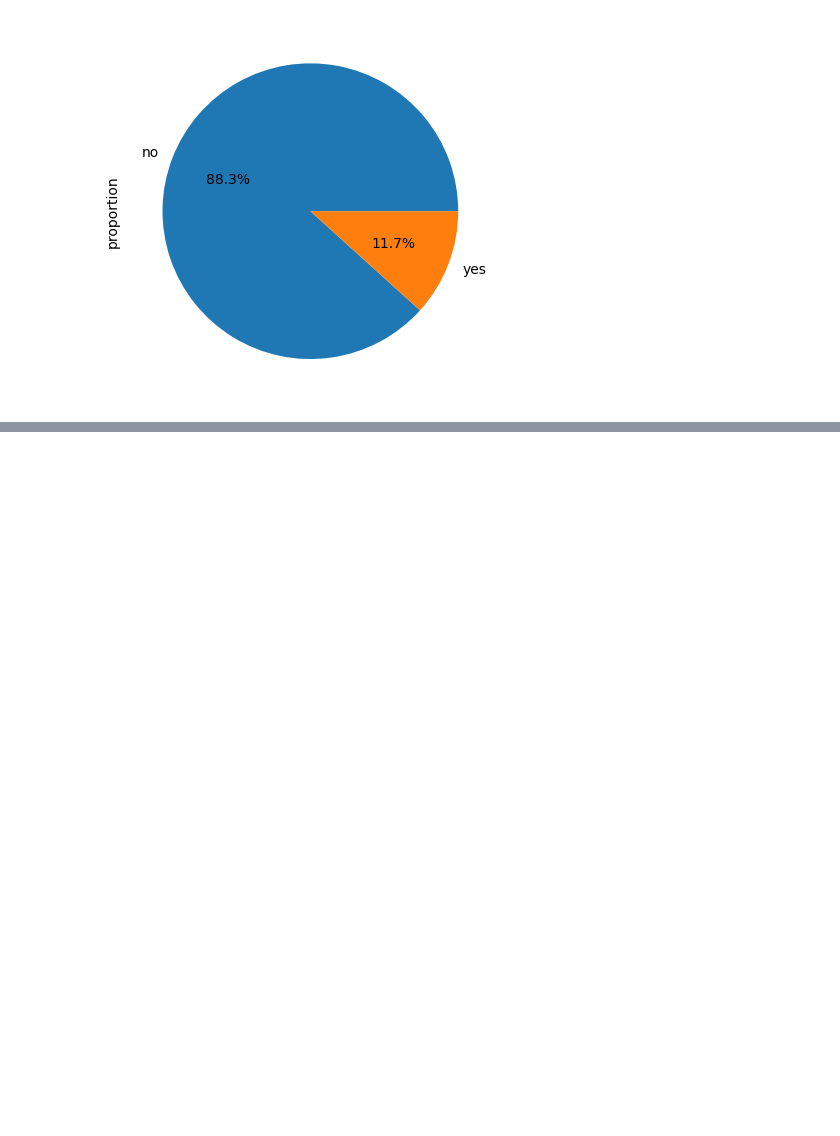
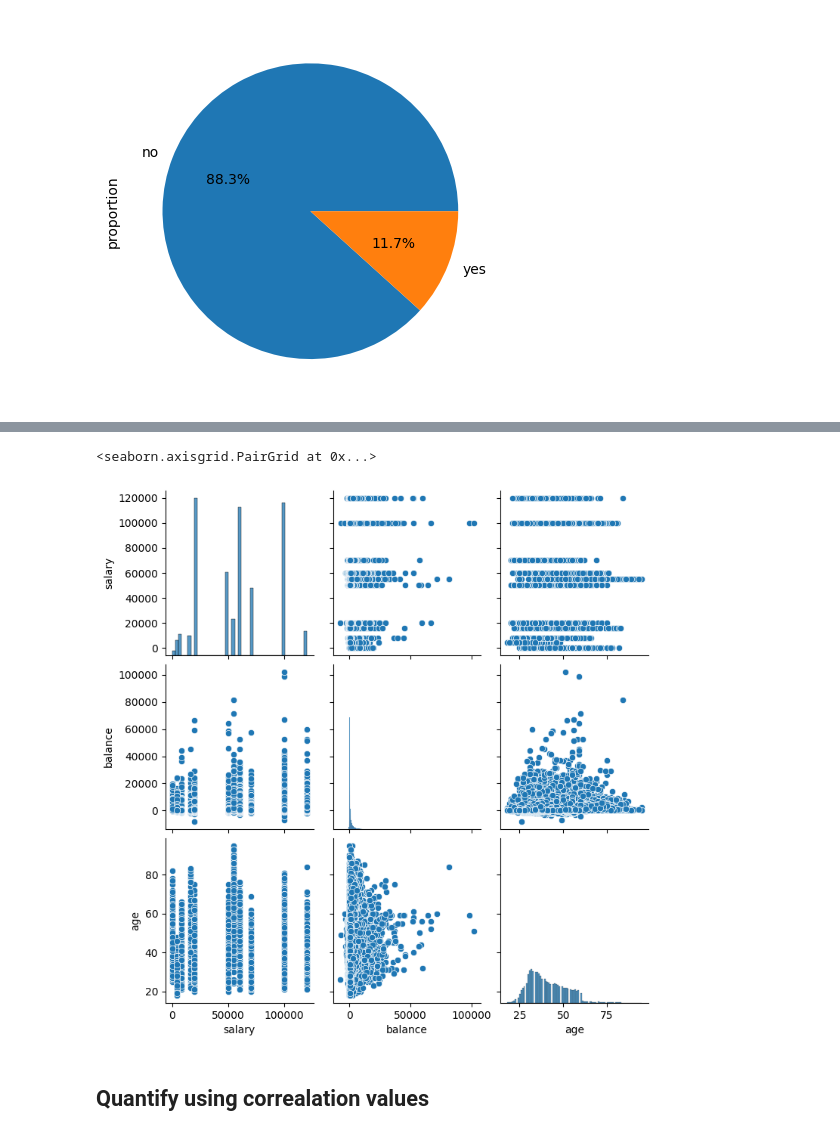
Before and after one commit to Rushank14/Python-Notebooks, a Jupyter notebook: notebooks/EDA.ipynb, the cells around one changed output, grey strips where cells are left out. Cells and saved outputs as stored; diff of their text form; code cells hidden in the pictures; blank space fills up the shorter version.

```diff
--- a/notebooks/EDA.ipynb
+++ b/notebooks/EDA.ipynb
@@ -615,0 +634,7 @@ bank_target.response.value_counts(normalize=True).plot.pie(
+# %%
+sns.pairplot(data=bank_target, vars= ['salary', 'balance', 'age'])
+# %% [output]
+<seaborn.axisgrid.PairGrid at 0x...>
+[figure, added]
+# %% [markdown]
+## Quantify using correalation values
```
Also changed, not shown: parts of 35 cells of this notebook, 1 other file.
